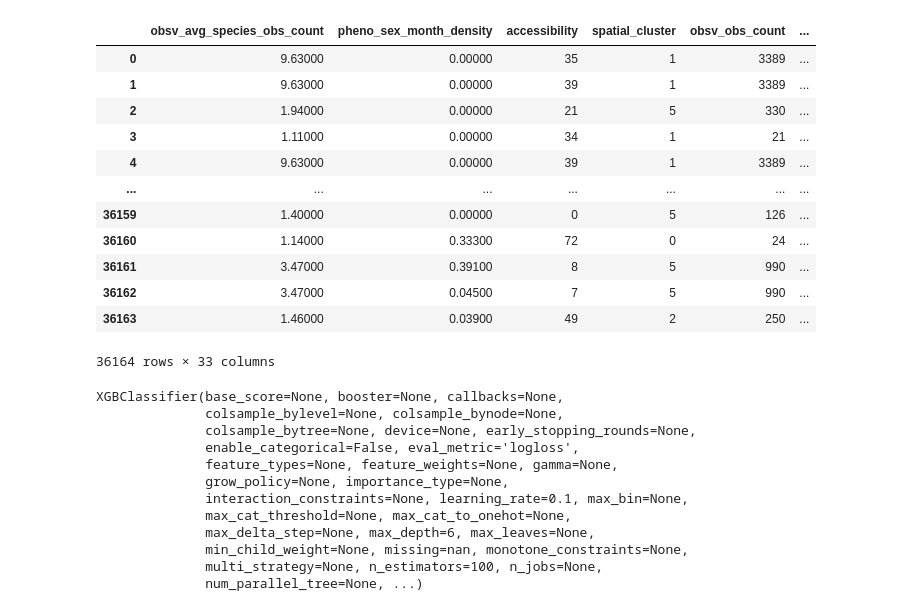
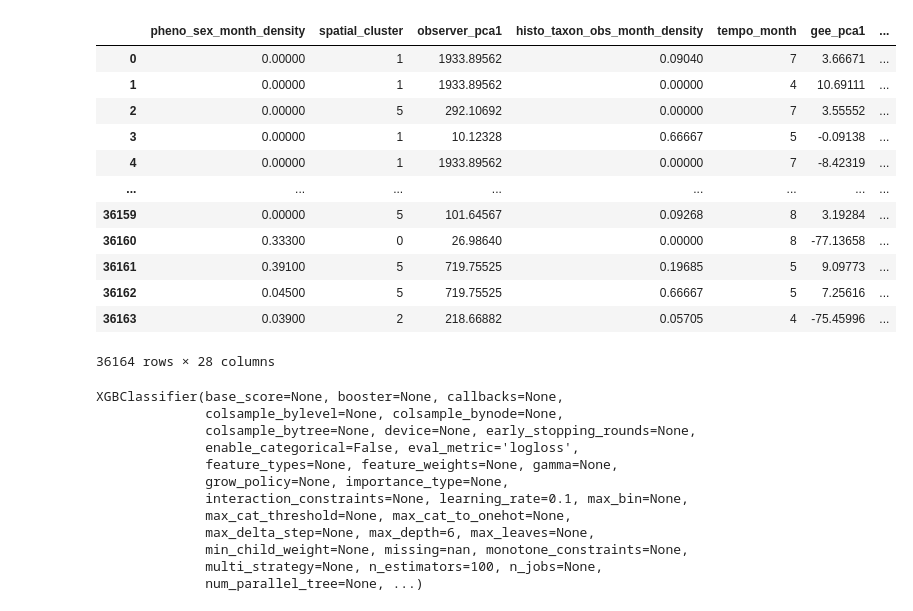
Before and after one commit to etiennegodin/CScorer, a Jupyter notebook: notebooks/eda/model_02.ipynb, the cells around one changed output. Cells and saved outputs as stored; diff of their text form; code cells hidden in the pictures.

```diff
--- a/notebooks/eda/model_02.ipynb
+++ b/notebooks/eda/model_02.ipynb
@@ -290,24 +194,24 @@ from sklearn.metrics import RocCurveDisplay, confusion_matrix, ConfusionMatrixDi
 from sklearn.preprocessing import StandardScaler
 # %%
 scaler = StandardScaler()
-col = strong_sep + moderate_sep
+col = strong_sep + moderate_sep + low_sep
 X = df[col].fillna(0)
 y = df[target]
 X
 # %% [output]
-|  | obsv_avg_species_obs_count | pheno_sex_month_density | accessibility | spatial_cluster | obsv_obs_count | ... |
-| 0 | 9.63000 | 0.00000 | 35 | 1 | 3389 | ... |
-| 1 | 9.63000 | 0.00000 | 39 | 1 | 3389 | ... |
-| 2 | 1.94000 | 0.00000 | 21 | 5 | 330 | ... |
-| 3 | 1.11000 | 0.00000 | 34 | 1 | 21 | ... |
-| 4 | 9.63000 | 0.00000 | 39 | 1 | 3389 | ... |
-| ... | ... | ... | ... | ... | ... | ... |
-| 36159 | 1.40000 | 0.00000 | 0 | 5 | 126 | ... |
-| 36160 | 1.14000 | 0.33300 | 72 | 0 | 24 | ... |
-| 36161 | 3.47000 | 0.39100 | 8 | 5 | 990 | ... |
-| 36162 | 3.47000 | 0.04500 | 7 | 5 | 990 | ... |
-| 36163 | 1.46000 | 0.03900 | 49 | 2 | 250 | ... |
+|  | pheno_sex_month_density | spatial_cluster | observer_pca1 | histo_taxon_obs_month_density | tempo_month | gee_pca1 | ... |
+| 0 | 0.00000 | 1 | 1933.89562 | 0.09040 | 7 | 3.66671 | ... |
+| 1 | 0.00000 | 1 | 1933.89562 | 0.00000 | 4 | 10.69111 | ... |
+| 2 | 0.00000 | 5 | 292.10692 | 0.00000 | 7 | 3.55552 | ... |
+| 3 | 0.00000 | 1 | 10.12328 | 0.66667 | 5 | -0.09138 | ... |
+| 4 | 0.00000 | 1 | 1933.89562 | 0.00000 | 7 | -8.42319 | ... |
+| ... | ... | ... | ... | ... | ... | ... | ... |
+| 36159 | 0.00000 | 5 | 101.64567 | 0.09268 | 8 | 3.19284 | ... |
+| 36160 | 0.33300 | 0 | 26.98640 | 0.00000 | 8 | -77.13658 | ... |
+| 36161 | 0.39100 | 5 | 719.75525 | 0.19685 | 5 | 9.09773 | ... |
+| 36162 | 0.04500 | 5 | 719.75525 | 0.66667 | 5 | 7.25616 | ... |
+| 36163 | 0.03900 | 2 | 218.66882 | 0.05705 | 4 | -75.45996 | ... |
-36164 rows × 33 columns
+36164 rows × 28 columns
 # %%
 X_train, X_test, y_train, y_test = train_test_split(X, y, test_size=0.25, random_state=0)
 X_train_scaled = scaler.fit_transform(X_train)
```
Also changed, not shown: parts of 14 cells of this notebook, 5 other files.
